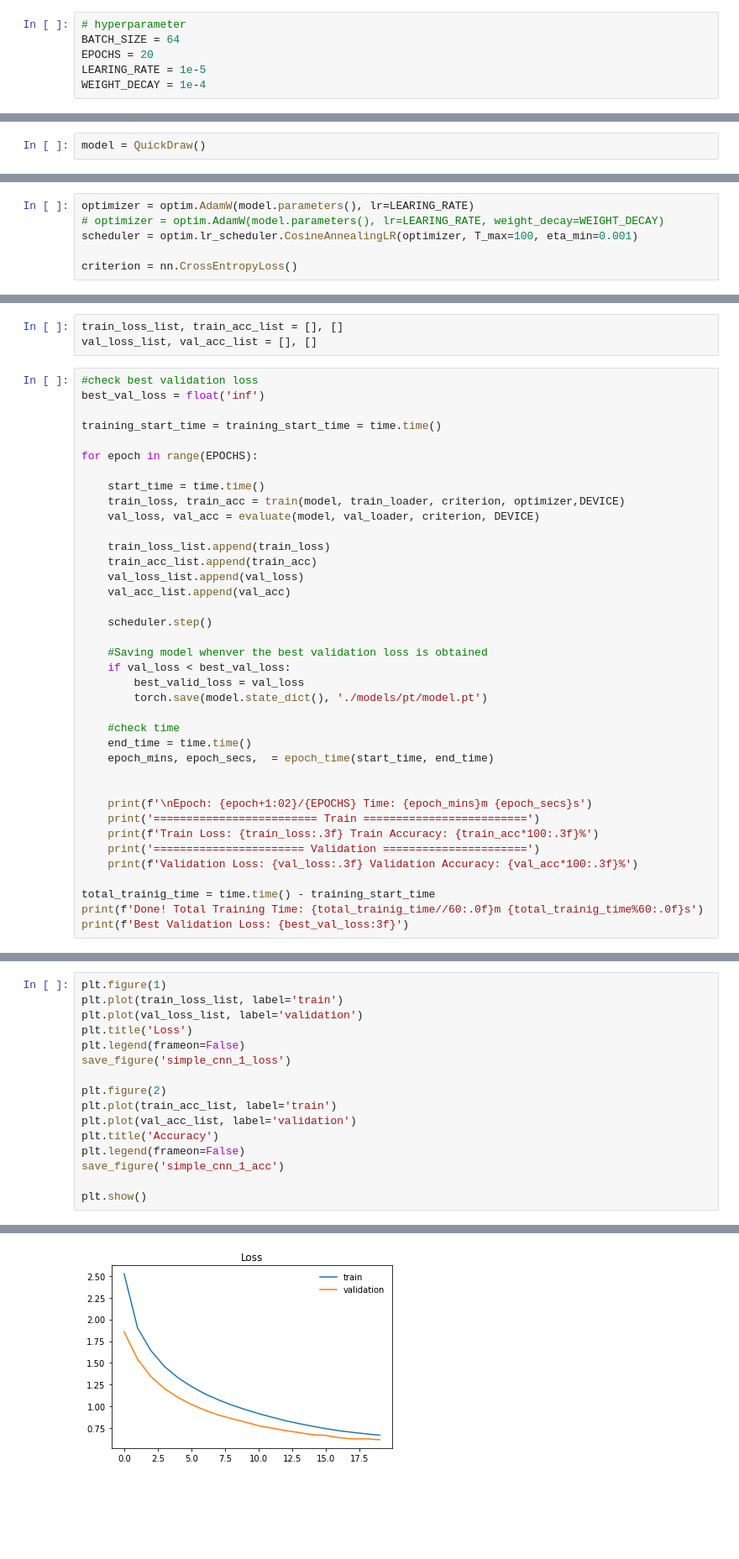
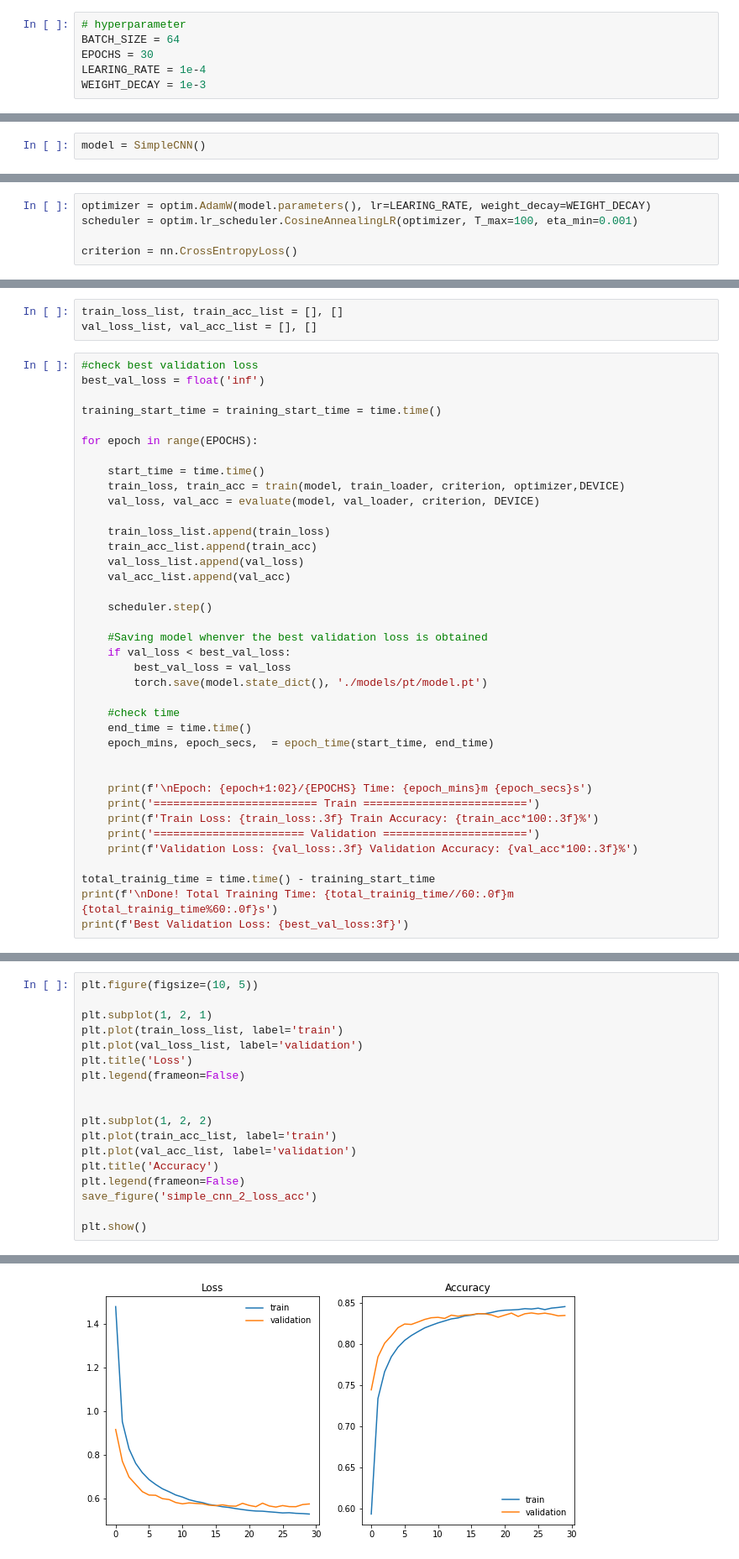
Before and after one commit to watchstep/draw9, a Jupyter notebook: model/main.ipynb, the cells around one changed output, grey strips where cells are left out. Shown: that part at 84% size. Drawn from its saved outputs; the diff is of its cells as text; blank space fills up the shorter version.

```diff
--- a/model/main.ipynb
+++ b/model/main.ipynb
@@ -56,9 +54,9 @@ Using Pytorch version :  1.12.1 DEVICE :  cuda
 # %%
 # hyperparameter
 BATCH_SIZE = 64
-EPOCHS = 20
-LEARING_RATE = 1e-5
-WEIGHT_DECAY = 1e-4
+EPOCHS = 30
+LEARING_RATE = 1e-4
+WEIGHT_DECAY = 1e-3
 # %% [markdown]
 ## Data Loader
 # %%
@@ -145,7 +143,7 @@ save figure:  quickdraw_visualization
 # %% [markdown]
 ## Model
 # %%
-model = QuickDraw()
+model = SimpleCNN()
 # %%
 model = model.to(DEVICE)
 summary(model, input_size=(1, 28, 28))
@@ -168,8 +166,7 @@ Params size (MB): 2.47
 Estimated Total Size (MB): 2.87
 ----------------------------------------------------------------
 # %%
-optimizer = optim.AdamW(model.parameters(), lr=LEARING_RATE)
-# optimizer = optim.AdamW(model.parameters(), lr=LEARING_RATE, weight_decay=WEIGHT_DECAY)
+optimizer = optim.AdamW(model.parameters(), lr=LEARING_RATE, weight_decay=WEIGHT_DECAY)
 scheduler = optim.lr_scheduler.CosineAnnealingLR(optimizer, T_max=100, eta_min=0.001)
 
 criterion = nn.CrossEntropyLoss()
@@ -199,7 +196,7 @@ for epoch in range(EPOCHS):
 
     #Saving model whenver the best validation loss is obtained
     if val_loss < best_val_loss:
-        best_valid_loss = val_loss
+        best_val_loss = val_loss
         torch.save(model.state_dict(), './models/pt/model.pt')
 
     #check time
@@ -214,6 +211,6 @@ for epoch in range(EPOCHS):
     print(f'Validation Loss: {val_loss:.3f} Validation Accuracy: {val_acc*100:.3f}%')
 
 total_trainig_time = time.time() - training_start_time
-print(f'Done! Total Training Time: {total_trainig_time//60:.0f}m {total_trainig_time%60:.0f}s')
+print(f'\nDone! Total Training Time: {total_trainig_time//60:.0f}m {total_trainig_time%60:.0f}s')
 print(f'Best Validation Loss: {best_val_loss:3f}')
 # %% [output]
@@ -237,17 +234,19 @@ Best Validation Loss: inf
 # %%
-plt.figure(1)
+plt.figure(figsize=(10, 5))
+
+plt.subplot(1, 2, 1)
 plt.plot(train_loss_list, label='train')
 plt.plot(val_loss_list, label='validation')
 plt.title('Loss')
 plt.legend(frameon=False)
-save_figure('simple_cnn_1_loss')
 
-plt.figure(2)
+
+plt.subplot(1, 2, 2)
 plt.plot(train_acc_list, label='train')
 plt.plot(val_acc_list, label='validation')
 plt.title('Accuracy')
 plt.legend(frameon=False)
-save_figure('simple_cnn_1_acc')
+save_figure('simple_cnn_2_loss_acc')
 
 plt.show()
 # %% [output]
@@ -256 +254 @@ save figure:  simple_cnn_1_acc
-[figure, old version]
+[figure, new version]
```
Also changed, not shown: parts of 3 cells of this notebook, 10 other files.
